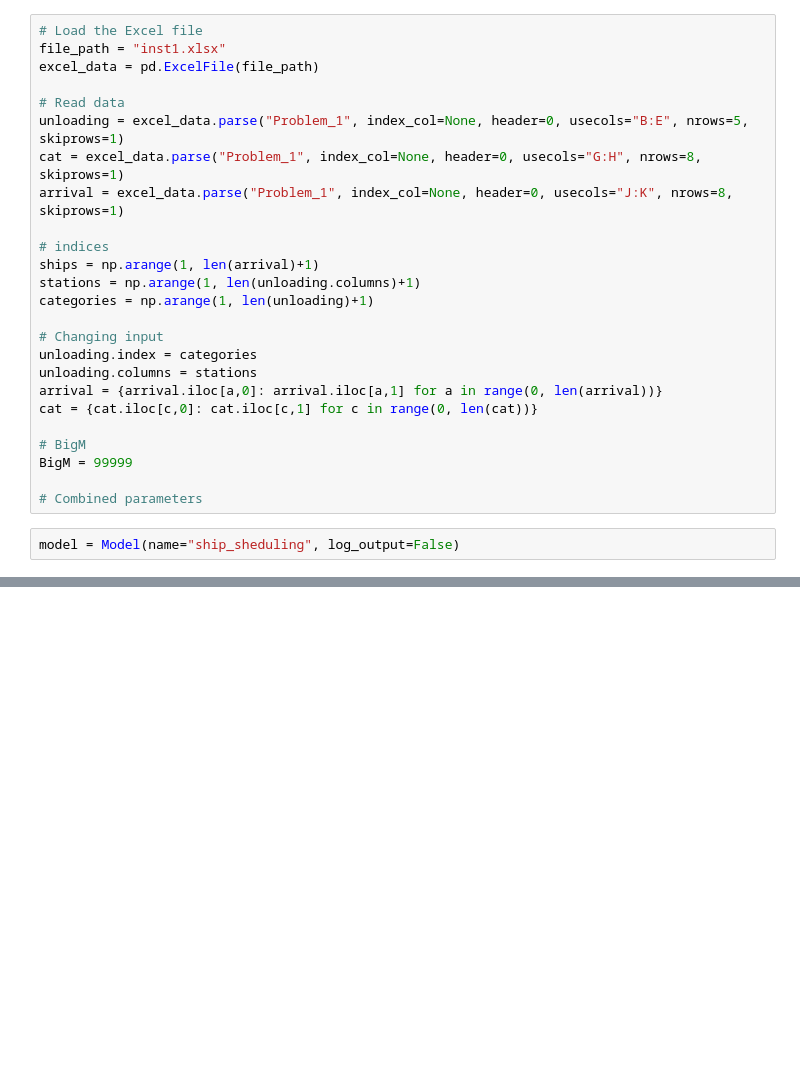
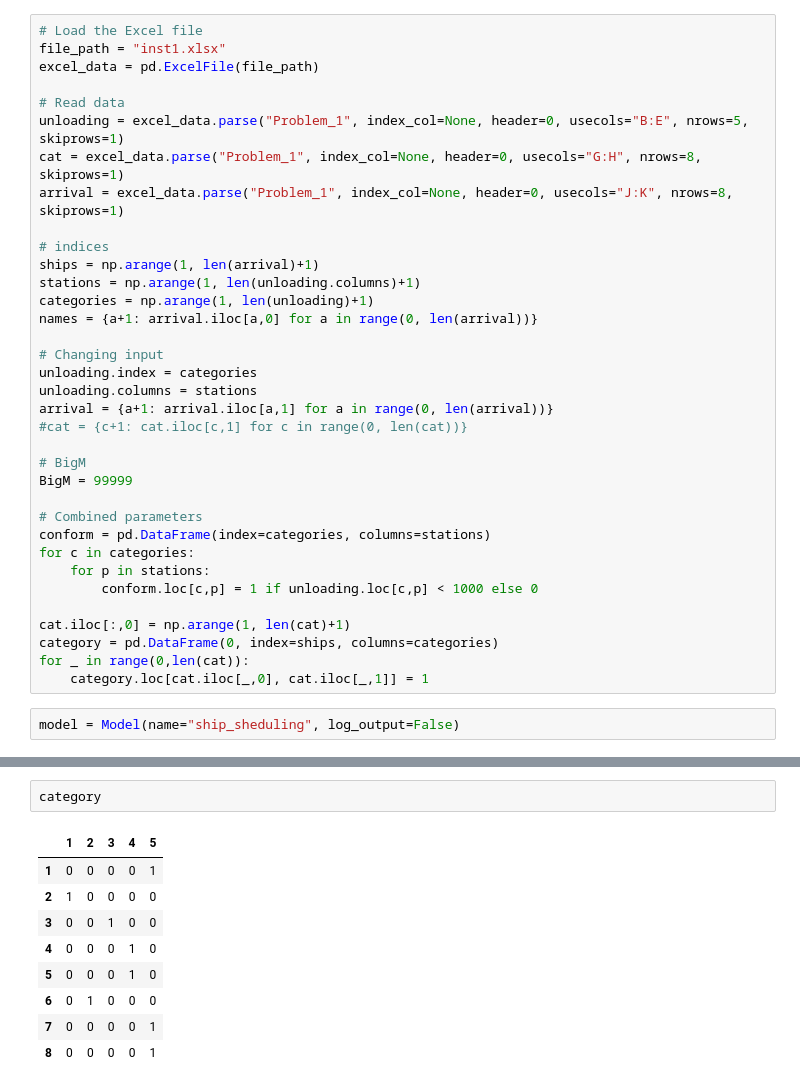
Before and after one commit to Chrisihusi/Assignment-2, a Jupyter notebook: assignment 2 exercise 2.ipynb, the cells around one changed output, grey strips where cells are left out. Cells and saved outputs as stored; diff of their text form; blank space fills up the shorter version.

```diff
--- a/assignment 2 exercise 2.ipynb
+++ b/assignment 2 exercise 2.ipynb
@@ -17,16 +17,26 @@ arrival = excel_data.parse("Problem_1", index_col=None, header=0, usecols="J:K",
 ships = np.arange(1, len(arrival)+1)
 stations = np.arange(1, len(unloading.columns)+1)
 categories = np.arange(1, len(unloading)+1)
+names = {a+1: arrival.iloc[a,0] for a in range(0, len(arrival))}
 
 # Changing input
 unloading.index = categories
 unloading.columns = stations
-arrival = {arrival.iloc[a,0]: arrival.iloc[a,1] for a in range(0, len(arrival))}
-cat = {cat.iloc[c,0]: cat.iloc[c,1] for c in range(0, len(cat))}
+arrival = {a+1: arrival.iloc[a,1] for a in range(0, len(arrival))}
+#cat = {c+1: cat.iloc[c,1] for c in range(0, len(cat))}
 
 # BigM
 BigM = 99999
 
 # Combined parameters
+conform = pd.DataFrame(index=categories, columns=stations)
+for c in categories:
+    for p in stations:
+        conform.loc[c,p] = 1 if unloading.loc[c,p] < 1000 else 0
+
+cat.iloc[:,0] = np.arange(1, len(cat)+1)
+category = pd.DataFrame(0, index=ships, columns=categories)
+for _ in range(0,len(cat)):
+    category.loc[cat.iloc[_,0], cat.iloc[_,1]] = 1
 # %%
 model = Model(name="ship_sheduling", log_output=False)
@@ -32,0 +124,12 @@ model = Model(name="ship_sheduling", log_output=False)
+# %%
+category
+# %% [output]
+|  | 1 | 2 | 3 | 4 | 5 |
+| 1 | 0 | 0 | 0 | 0 | 1 |
+| 2 | 1 | 0 | 0 | 0 | 0 |
+| 3 | 0 | 0 | 1 | 0 | 0 |
+| 4 | 0 | 0 | 0 | 1 | 0 |
+| 5 | 0 | 0 | 0 | 1 | 0 |
+| 6 | 0 | 1 | 0 | 0 | 0 |
+| 7 | 0 | 0 | 0 | 0 | 1 |
+| 8 | 0 | 0 | 0 | 0 | 1 |
```
Also changed, not shown: parts of 9 cells of this notebook.
